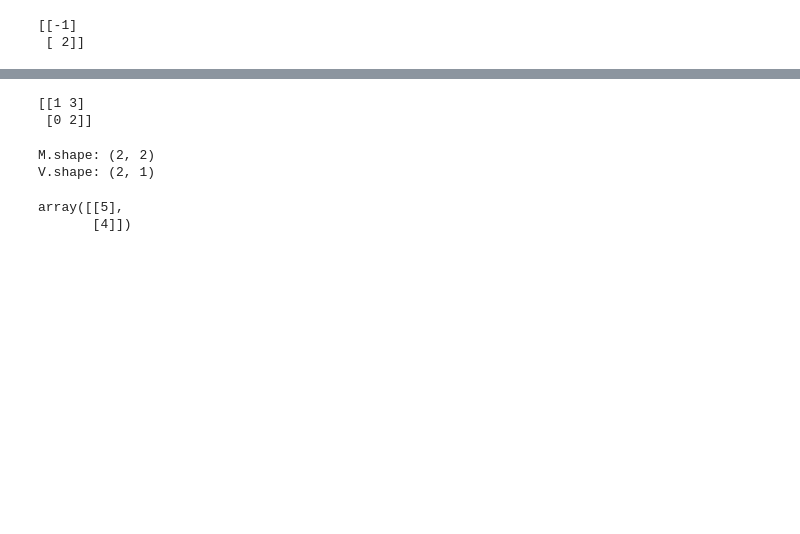
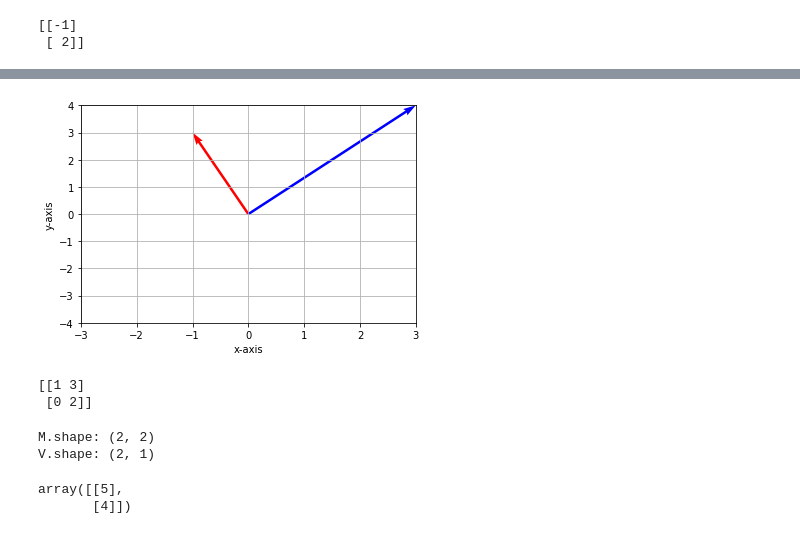
Before and after one commit to keri-c/CNCC-2021-beginner, a Jupyter notebook: lessons/Jupyter Notebooks/My First Notebook.ipynb, the cells around one changed output, grey strips where cells are left out. Cells and saved outputs as stored; diff of their text form; code cells hidden in the pictures; blank space fills up the shorter version.

```diff
--- a/lessons/Jupyter Notebooks/My First Notebook.ipynb
+++ b/lessons/Jupyter Notebooks/My First Notebook.ipynb
@@ -11,3 +27,21 @@ print(V)
+# %%
+# Vector plotting function -- feel free to reuse this in the linear algebra exercises
+def plot_vec(origin,x,y,color='black'):
+    ax = plt.gca()
+    ax.quiver(*origin, x, y, color=color,angles='xy', scale_units='xy', scale=1)
+    ax.set_xlabel('x-axis')
+    ax.set_ylabel('y-axis')
+    ax.set_xlim([-np.amax(np.abs(x)),np.amax(np.abs(x))])
+    ax.set_ylim([-np.amax(np.abs(y)),np.amax(np.abs(y))])
+    ax.grid()
+    return ax
+
+axes = plot_vec(origin=[[0,0],[0,0]],x=[-1,3],y=[3,4],color=['r','b'])
+
+plt.draw()
+plt.show(axes)
+# %% [output]
+[figure, added]
 # %%
 # Create a matrix
 M = np.array( [[1,3],
```
Also changed, not shown: parts of 3 cells of this notebook.
